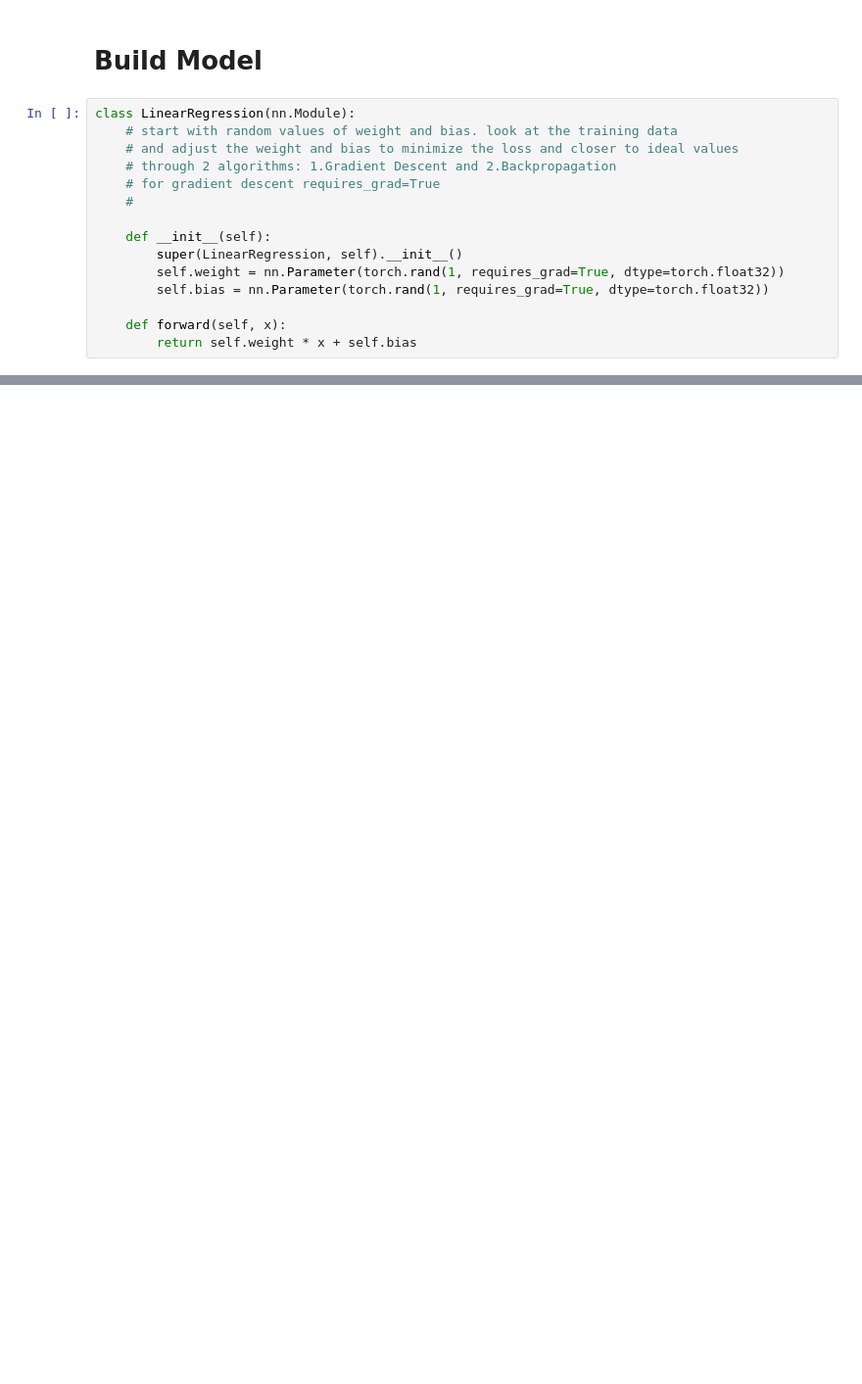
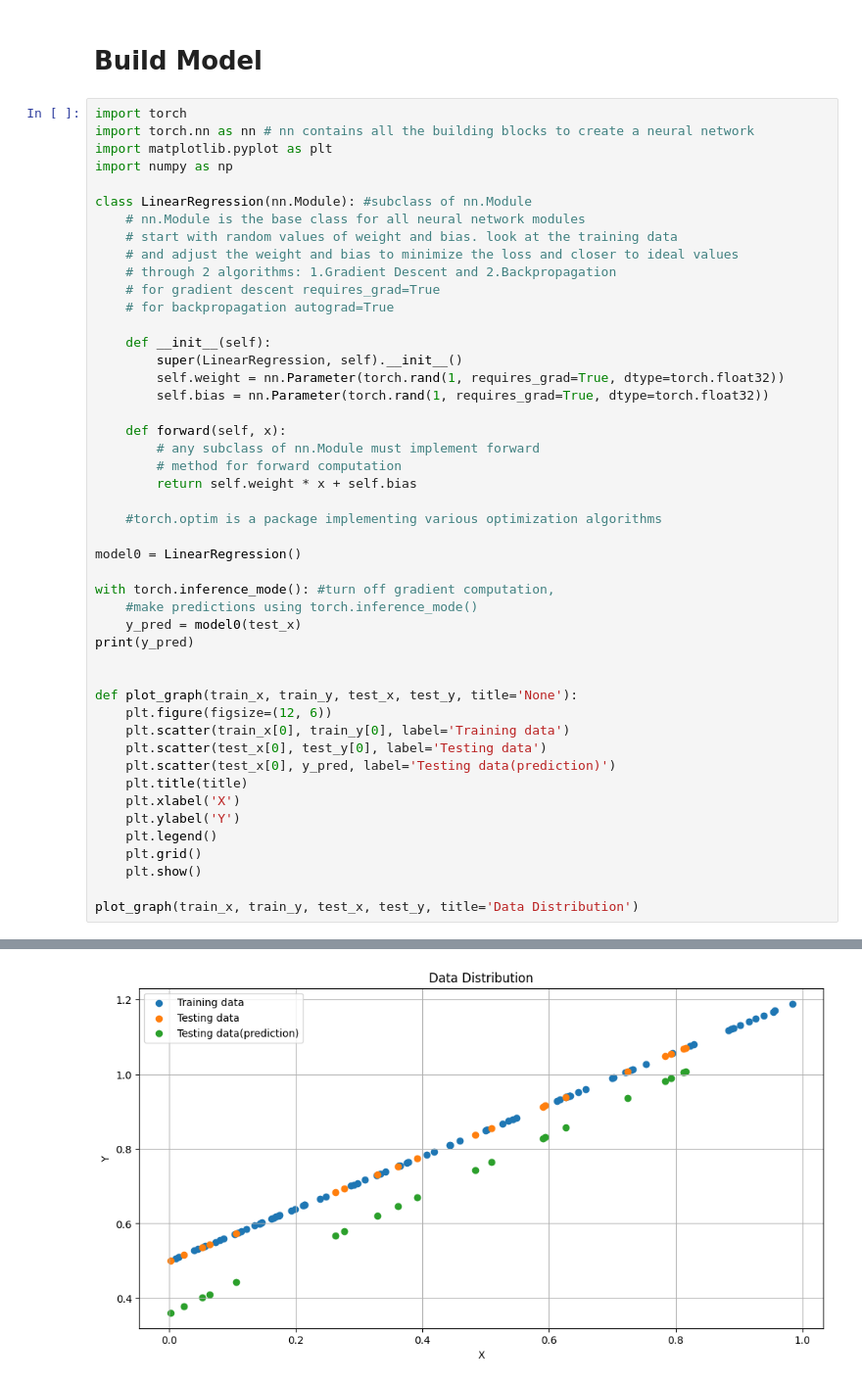
Before and after one commit to Shams-Simanto/PyTut, a Jupyter notebook: practice.ipynb, the cells around one changed output, grey strips where cells are left out. Shown: that part at 98% size. Saved outputs shown, nothing was run; the diff lists cells and outputs as text; blank space fills up the shorter version.

Commit message:
Training Model with PyTorch

```diff
--- a/practice.ipynb
+++ b/practice.ipynb
@@ -441,12 +443,18 @@ plot_graph(train_x, train_y, test_x, test_y, title='Data Distribution')
 # %% [markdown]
 <h1> Build Model </h1>
 # %%
-class LinearRegression(nn.Module):
+import torch
+import torch.nn as nn # nn contains all the building blocks to create a neural network
+import matplotlib.pyplot as plt
+import numpy as np
+
+class LinearRegression(nn.Module): #subclass of nn.Module
+    # nn.Module is the base class for all neural network modules
     # start with random values of weight and bias. look at the training data
     # and adjust the weight and bias to minimize the loss and closer to ideal values
     # through 2 algorithms: 1.Gradient Descent and 2.Backpropagation
     # for gradient descent requires_grad=True
-    #
+    # for backpropagation autograd=True
 
     def __init__(self):
         super(LinearRegression, self).__init__()
@@ -454,4 +462,31 @@ class LinearRegression(nn.Module):
         self.bias = nn.Parameter(torch.rand(1, requires_grad=True, dtype=torch.float32))
 
     def forward(self, x):
+        # any subclass of nn.Module must implement forward
+        # method for forward computation
         return self.weight * x + self.bias
+
+    #torch.optim is a package implementing various optimization algorithms
+
+model0 = LinearRegression()
+
+with torch.inference_mode(): #turn off gradient computation,
+    #make predictions using torch.inference_mode()
+    y_pred = model0(test_x)
+print(y_pred)
+
+
+def plot_graph(train_x, train_y, test_x, test_y, title='None'):
+    plt.figure(figsize=(12, 6))
+    plt.scatter(train_x[0], train_y[0], label='Training data')
+    plt.scatter(test_x[0], test_y[0], label='Testing data')
+    plt.scatter(test_x[0], y_pred, label='Testing data(prediction)')
+    plt.title(title)
+    plt.xlabel('X')
+    plt.ylabel('Y')
+    plt.legend()
+    plt.grid()
+    plt.show()
+
+plot_graph(train_x, train_y, test_x, test_y, title='Data Distribution')
+# %% [output]
@@ -457,0 +496 @@ class LinearRegression(nn.Module):
+[figure, added]
```
Also changed, not shown: parts of 4 cells of this notebook.
